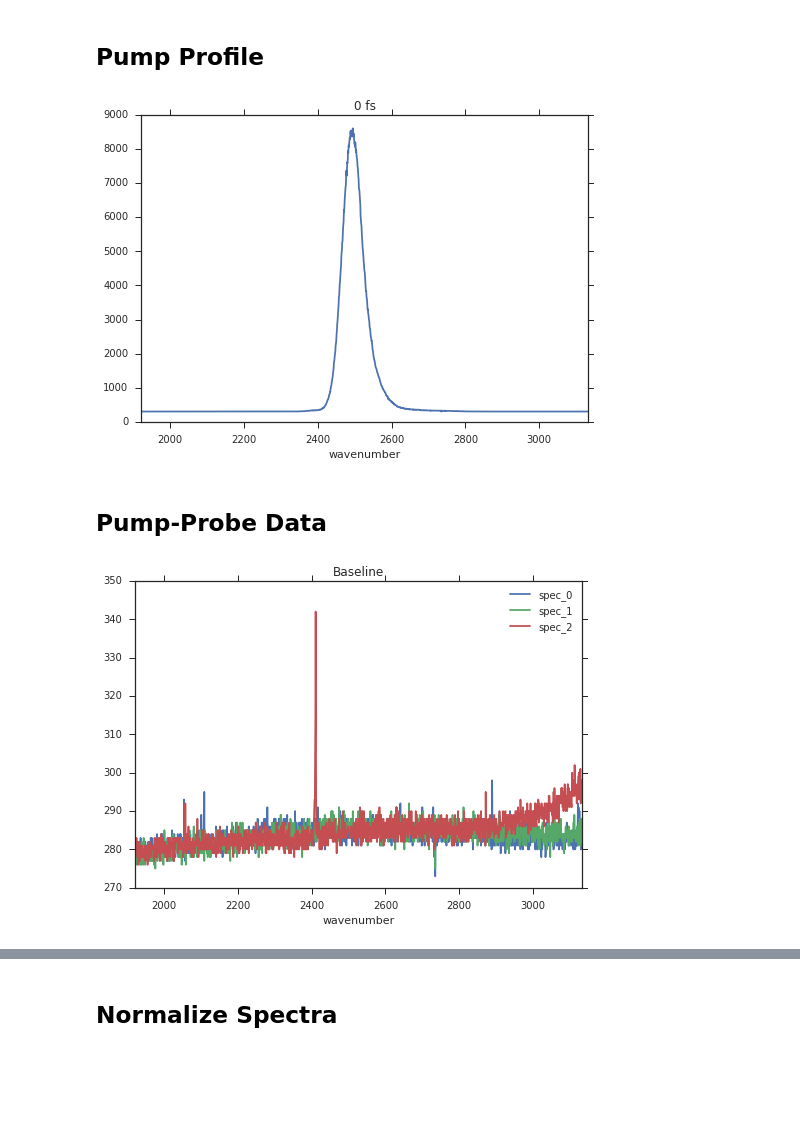
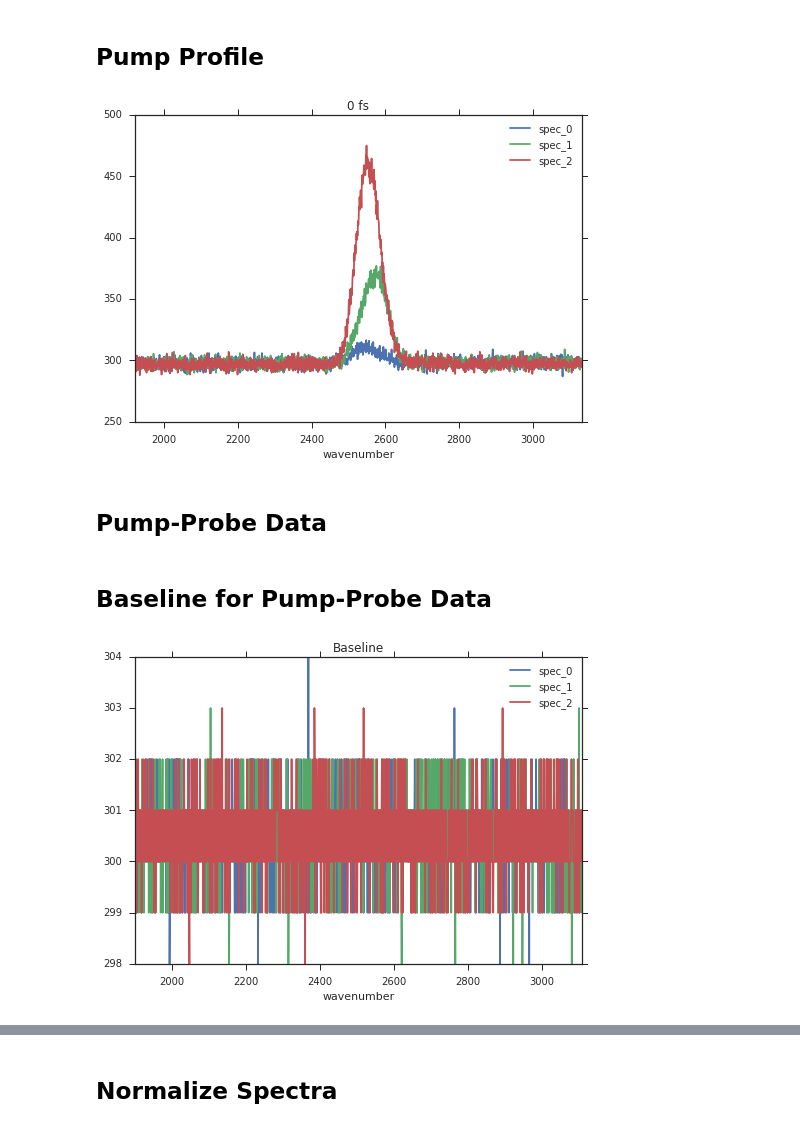
Before and after one commit to deisi/SFG2D, a Jupyter notebook: dashboards/pump-probe.ipynb, the cells around one changed output, grey strips where cells are left out. Saved outputs shown, nothing was run; the diff lists cells and outputs as text; code cells hidden in the pictures; blank space fills up the shorter version.

Commit message:
v0.1.3 fixed pump-probe dashboard for more generic input

```diff
--- a/dashboards/pump-probe.ipynb
+++ b/dashboards/pump-probe.ipynb
@@ -27,7 +26,7 @@ sns.set_style("ticks")
 ## Select Data
 # %%
 # Global variables hold data
-ffolder = '/home/malte/deiseroth/MeasurmentData/2016/08/01/'
+ffolder = '/home/malte/deiseroth/MeasurmentData/sudipta/2016/08/29/'
 ffiles = glob(ffolder + '/*.dat')
 ffiles = [ x for x in ffiles if "AVG" not in x ]
 
@@ -60,9 +59,8 @@ w_ir_spec = ipyw.Select(
     options = ["All", "spec_0", "spec_1", "spec_2"],
     description="Spectrum", value="spec_1"
 )
-w_ir_sub_base = ipyw.RadioButtons(
+w_ir_sub_base = ipyw.ToggleButton(
     description='Sub Baseline',
-    options=(True, False),
     value=False
 )
 
@@ -83,15 +81,12 @@ w_ts0_probed = ipyw.Dropdown(
     options = ["spec_0", "spec_1", "spec_2"],
     description="probed", value="spec_1"
 )
+w_ts0_sub_base = ipyw.ToggleButton(description='Sub Baseline', value=False)
+w_ts0_normalize = ipyw.ToggleButton(description='Normalize', value=False)
 w_ts0_ppdelay = ipyw.SelectionSlider(continuous_update=False)
 w_ts0_ppdelay_childs = [ ipyw.SelectionSlider(continuous_update=False)
                   for i in range(4)
 ]
-
-#w_ts0_ppdelay0 = ipyw.SelectionSlider(continuous_update=False)
-#w_ts0_ppdelay1 = ipyw.SelectionSlider(continuous_update=False)
-#w_ts0_ppdelay2 = ipyw.SelectionSlider(continuous_update=False)
-#w_ts0_ppdelay3 = ipyw.SelectionSlider(continuous_update=False)
 
 w_fbase = ipyw.Select(description='Baseline')
 
@@ -207,22 +194,26 @@ w_pump_plot = ipyw.interactive(pump_plot, spec=w_pump_spec, pp_delay=w_pump_ppde
 display(w_pump_plot)
 plt.show()
 # %% [output]
-[figure, old version]
+[figure, new version]
 # %% [markdown]
 ## Pump-Probe Data
+# %% [markdown]
+## Baseline for Pump-Probe Data
 # %%
 def get_base(fbase):
     global base
     base = SFG2D.io.veronica.read_auto(ffolder + fbase)
+    if isinstance(base, SFG2D.core.scan.TimeScan):
+        raise NotImplementedError
     base.med.plot()
     plt.title("Baseline")
     plt.draw()
 
 
 w_base = ipyw.interactive(get_base, fbase = w_fbase)
 display(w_base)
 plt.show()
 # %% [output]
-[figure, old version]
+[figure, new version]
 # %%
 %%capture
```
Also changed, not shown: parts of 11 cells of this notebook, 5 other files.
